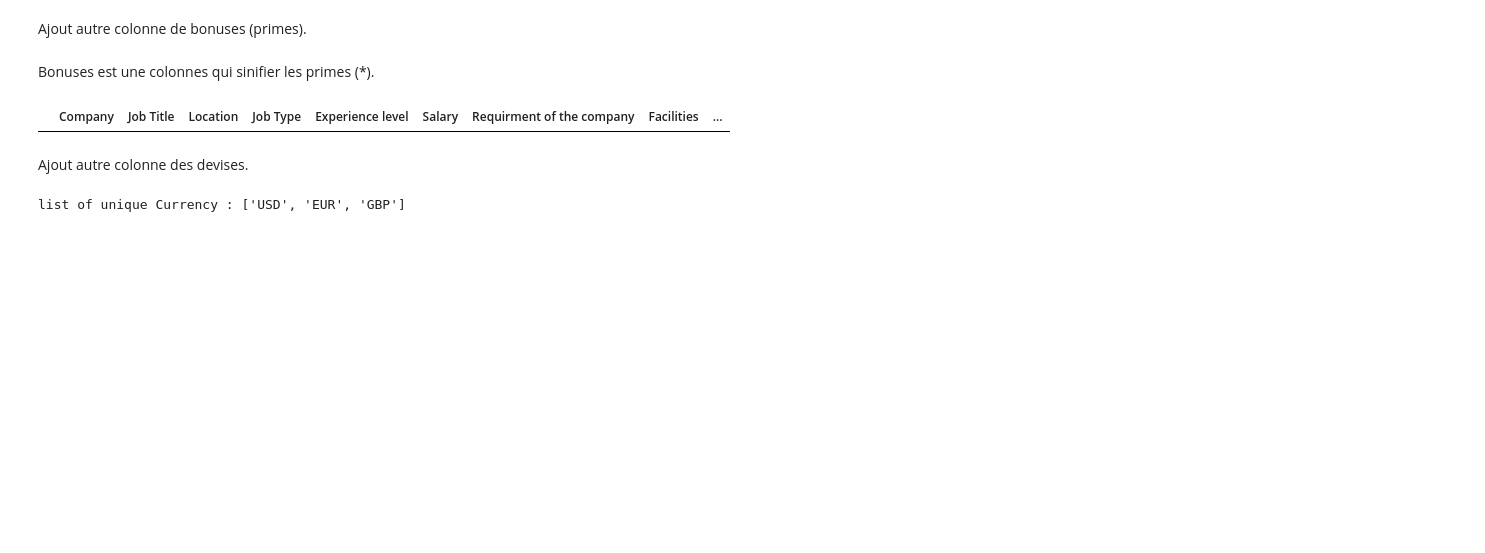
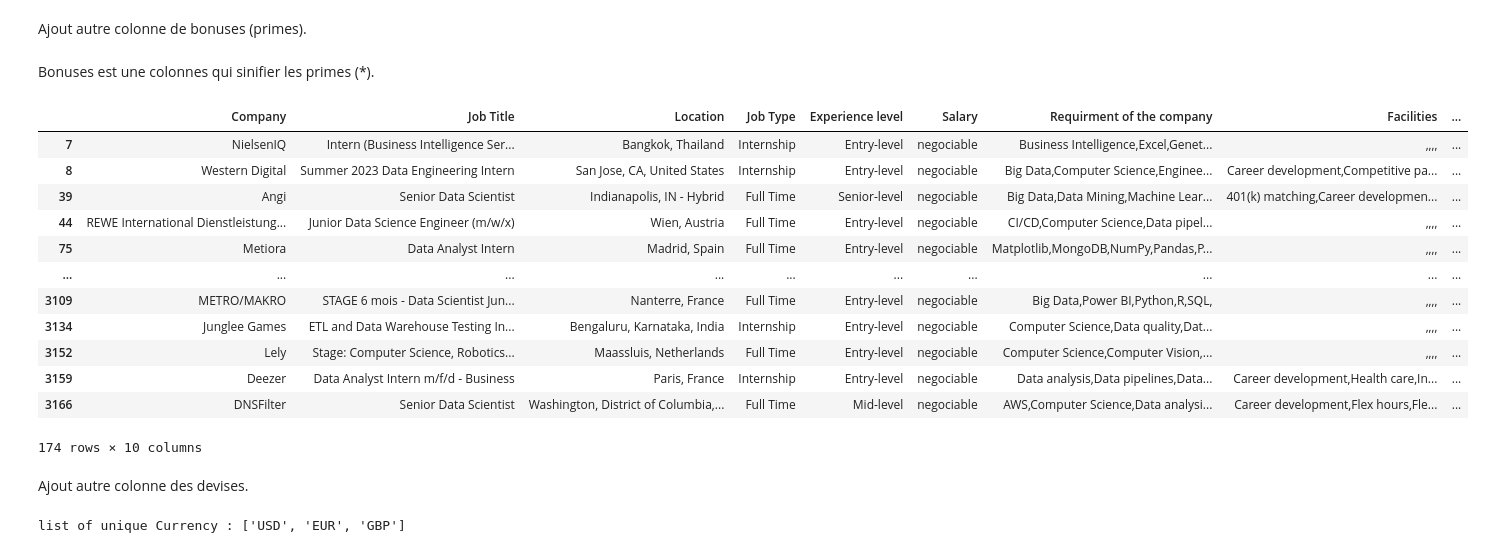
Before and after one commit to elouardyabderrahim/Analyse-des-opportunites-emploi, a Jupyter notebook: dataJob.ipynb, the cells around one changed output. Saved outputs shown, nothing was run; the diff lists cells and outputs as text; code cells hidden in the pictures; blank space fills up the shorter version.

Commit message:
changer le nom de colonne Bonuses vers Plus

```diff
--- a/dataJob.ipynb
+++ b/dataJob.ipynb
@@ -236,13 +236,25 @@ Ajout  autre colonne de bonuses (primes).
 # %%
 dataFrame[['Salary', 'Plus']] = dataFrame["Salary"].apply(lambda x: pd.Series(str(x).split("+")))
 # %%
-dataFrame["Bonuses"].fillna('no bonuses',inplace=True)
+dataFrame["Plus"].fillna('no bonuses',inplace=True)
 # %% [markdown]
 Bonuses est une colonnes qui sinifier les primes (*).
-# %%
-dataFrame[dataFrame["Bonuses"]=='EUR']
-# %% [output]
-|  | Company | Job Title | Location | Job Type | Experience level | Salary | Requirment of the company | Facilities | ... |
+# %%
+dataFrame[dataFrame["Plus"]=='no bonuses']
+# %% [output]
+|  | Company | Job Title | Location | Job Type | Experience level | Salary | Requirment of the company | Facilities | ... |
+| 7 | NielsenIQ | Intern (Business Intelligence Ser... | Bangkok, Thailand | Internship | Entry-level | negociable | Business Intelligence,Excel,Genet... | ,,,, | ... |
+| 8 | Western Digital | Summer 2023 Data Engineering Intern | San Jose, CA, United States | Internship | Entry-level | negociable | Big Data,Computer Science,Enginee... | Career development,Competitive pa... | ... |
+| 39 | Angi | Senior Data Scientist | Indianapolis, IN - Hybrid | Full Time | Senior-level | negociable | Big Data,Data Mining,Machine Lear... | 401(k) matching,Career developmen... | ... |
+| 44 | REWE International Dienstleistung... | Junior Data Science Engineer (m/w/x) | Wien, Austria | Full Time | Entry-level | negociable | CI/CD,Computer Science,Data pipel... | ,,,, | ... |
+| 75 | Metiora | Data Analyst Intern | Madrid, Spain | Full Time | Entry-level | negociable | Matplotlib,MongoDB,NumPy,Pandas,P... | ,,,, | ... |
+| ... | ... | ... | ... | ... | ... | ... | ... | ... | ... |
+| 3109 | METRO/MAKRO | STAGE 6 mois - Data Scientist Jun... | Nanterre, France | Full Time | Entry-level | negociable | Big Data,Power BI,Python,R,SQL, | ,,,, | ... |
+| 3134 | Junglee Games | ETL and Data Warehouse Testing In... | Bengaluru, Karnataka, India | Internship | Entry-level | negociable | Computer Science,Data quality,Dat... | ,,,, | ... |
+| 3152 | Lely | Stage: Computer Science, Robotics... | Maassluis, Netherlands | Full Time | Entry-level | negociable | Computer Science,Computer Vision,... | ,,,, | ... |
+| 3159 | Deezer | Data Analyst Intern m/f/d - Business | Paris, France | Internship | Entry-level | negociable | Data analysis,Data pipelines,Data... | Career development,Health care,In... | ... |
+| 3166 | DNSFilter | Senior Data Scientist | Washington, District of Columbia,... | Full Time | Mid-level | negociable | AWS,Computer Science,Data analysi... | Career development,Flex hours,Fle... | ... |
+174 rows × 10 columns
 # %% [markdown]
 Ajout  autre colonne des devises.
 # %%
```
Also changed, not shown: parts of 12 cells of this notebook.
